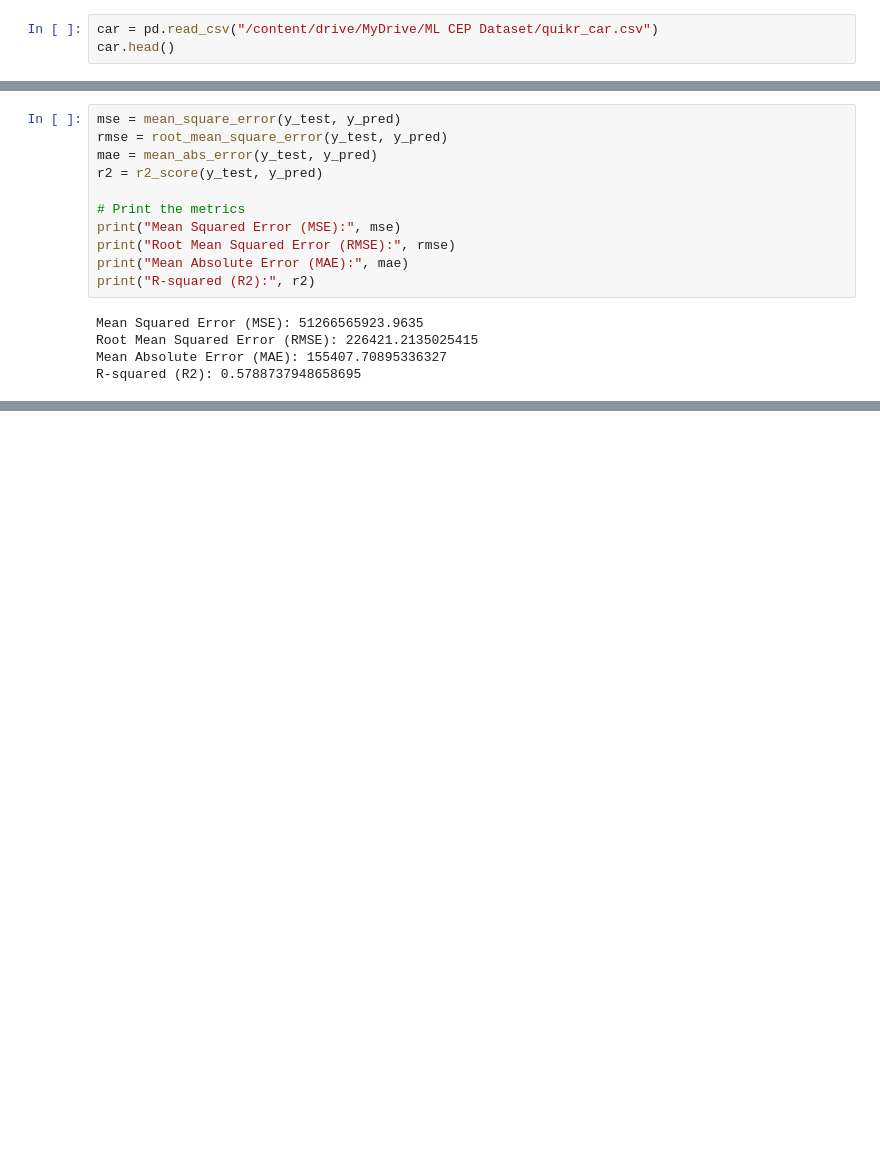
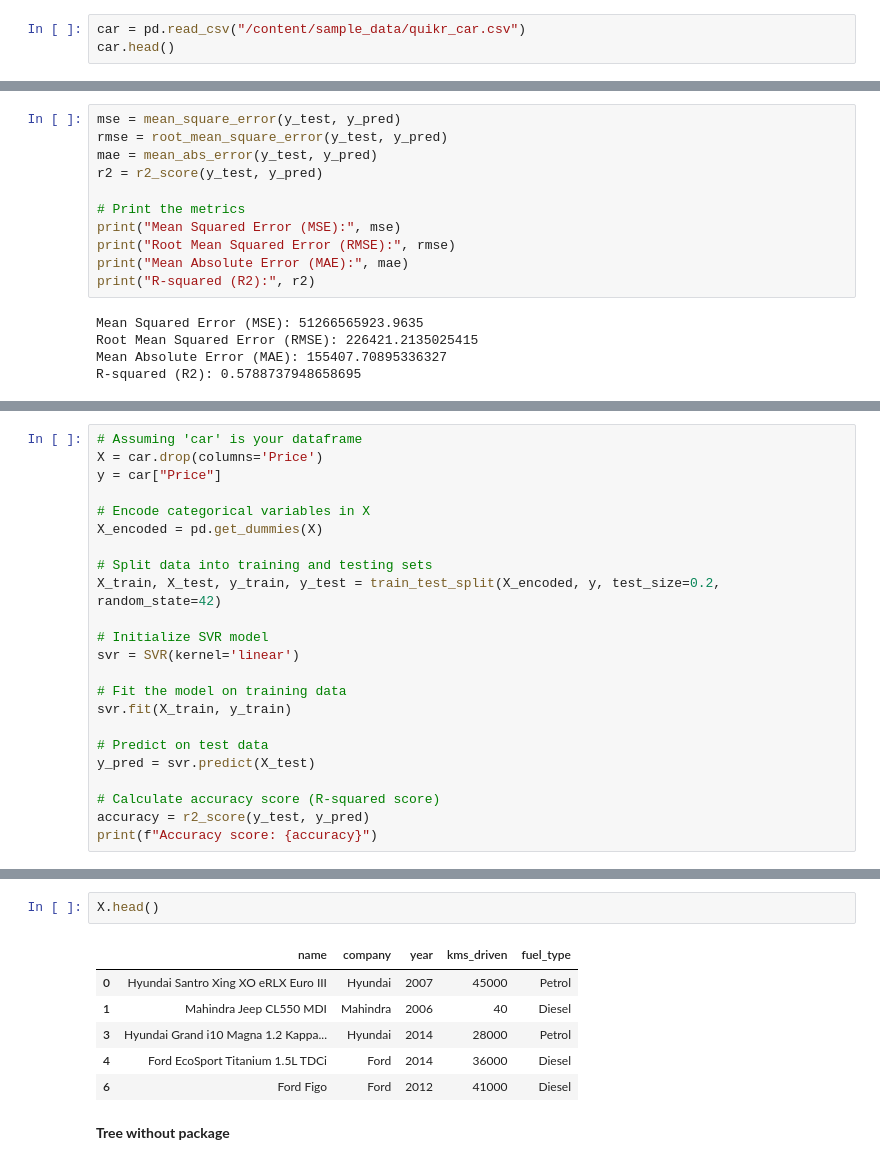
Before and after one commit to syed-ateeb-naveed/ML-CEP, a Jupyter notebook: ML_CEP.ipynb, the cells around one changed output, grey strips where cells are left out. Drawn from its saved outputs; the diff is of its cells as text; blank space fills up the shorter version.

```diff
--- a/ML_CEP.ipynb
+++ b/ML_CEP.ipynb
@@ -30,5 +31,5 @@ Drive already mounted at /content/drive; to attempt to forcibly remount, call dr
 # %%
-car = pd.read_csv("/content/drive/MyDrive/ML CEP Dataset/quikr_car.csv")
+car = pd.read_csv("/content/sample_data/quikr_car.csv")
 car.head()
 # %% [output]
 |  | name | company | year | Price | kms_driven | fuel_type |
@@ -834,0 +875,23 @@ R-squared (R2): 0.5788737948658695
+# %%
+# Assuming 'car' is your dataframe
+X = car.drop(columns='Price')
+y = car["Price"]
+
+# Encode categorical variables in X
+X_encoded = pd.get_dummies(X)
+
+# Split data into training and testing sets
+X_train, X_test, y_train, y_test = train_test_split(X_encoded, y, test_size=0.2, random_state=42)
+
+# Initialize SVR model
+svr = SVR(kernel='linear')
+
+# Fit the model on training data
+svr.fit(X_train, y_train)
+
+# Predict on test data
+y_pred = svr.predict(X_test)
+
+# Calculate accuracy score (R-squared score)
+accuracy = r2_score(y_test, y_pred)
+print(f"Accuracy score: {accuracy}")
@@ -834,0 +949,11 @@ R-squared (R2): 0.5788737948658695
+# %%
+X.head()
+# %% [output]
+|  | name | company | year | kms_driven | fuel_type |
+| 0 | Hyundai Santro Xing XO eRLX Euro III | Hyundai | 2007 | 45000 | Petrol |
+| 1 | Mahindra Jeep CL550 MDI | Mahindra | 2006 | 40 | Diesel |
+| 3 | Hyundai Grand i10 Magna 1.2 Kappa... | Hyundai | 2014 | 28000 | Petrol |
+| 4 | Ford EcoSport Titanium 1.5L TDCi | Ford | 2014 | 36000 | Diesel |
+| 6 | Ford Figo | Ford | 2012 | 41000 | Diesel |
+# %% [markdown]
+**Tree without package**
```
Also changed, not shown: parts of 16 cells of this notebook.
